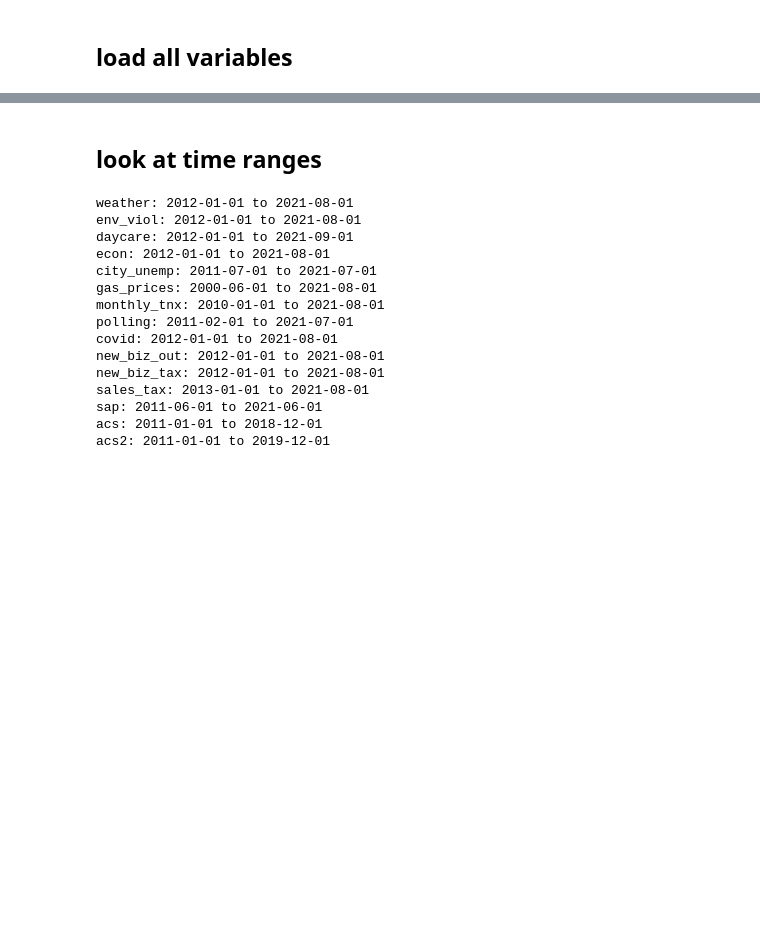
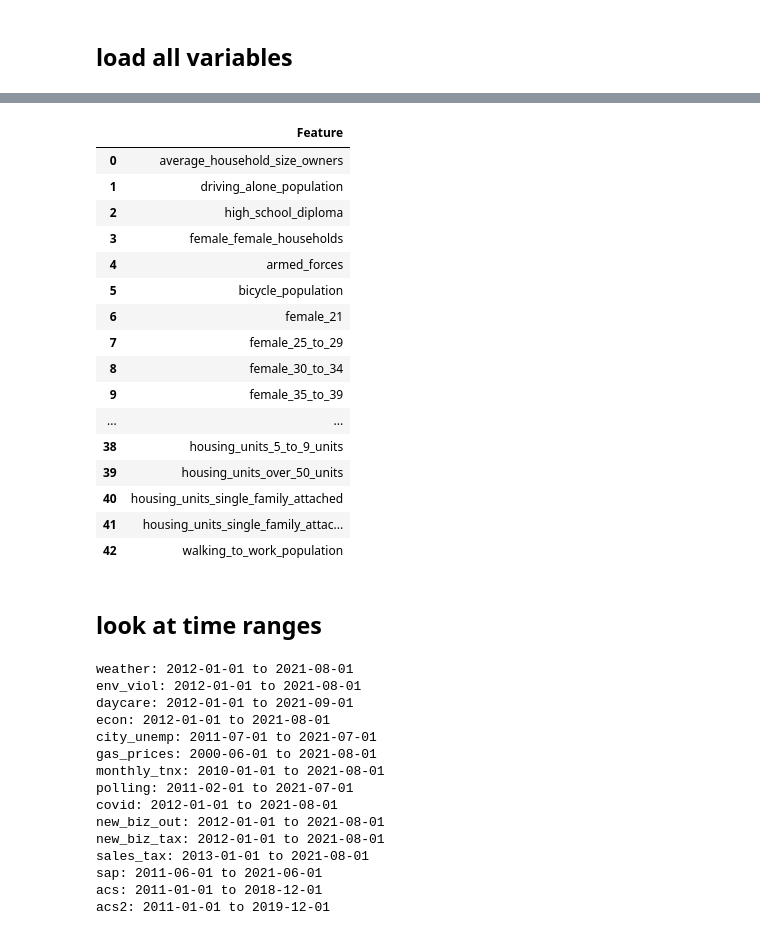
Before and after one commit to HaydenWarren/zri-forecast, a Jupyter notebook: julie/mergeFrames.ipynb, the cells around one changed output, grey strips where cells are left out. Drawn from its saved outputs; the diff is of its cells as text; code cells hidden in the pictures; blank space fills up the shorter version.

```diff
--- a/julie/mergeFrames.ipynb
+++ b/julie/mergeFrames.ipynb
@@ -65,0 +125,22 @@ msno.matrix(acs)
+# %%
+total_acs = total_acs[final_acs_list]
+total_acs_frame = pd.DataFrame({'Feature':final_acs_list})
+total_acs_frame
+# %% [output]
+|  | Feature |
+| 0 | average_household_size_owners |
+| 1 | driving_alone_population |
+| 2 | high_school_diploma |
+| 3 | female_female_households |
+| 4 | armed_forces |
+| 5 | bicycle_population |
+| 6 | female_21 |
+| 7 | female_25_to_29 |
+| 8 | female_30_to_34 |
+| 9 | female_35_to_39 |
+| ... | ... |
+| 38 | housing_units_5_to_9_units |
+| 39 | housing_units_over_50_units |
+| 40 | housing_units_single_family_attached |
+| 41 | housing_units_single_family_attac... |
+| 42 | walking_to_work_population |
```
Also changed, not shown: parts of 5 cells of this notebook, 2 other files.
